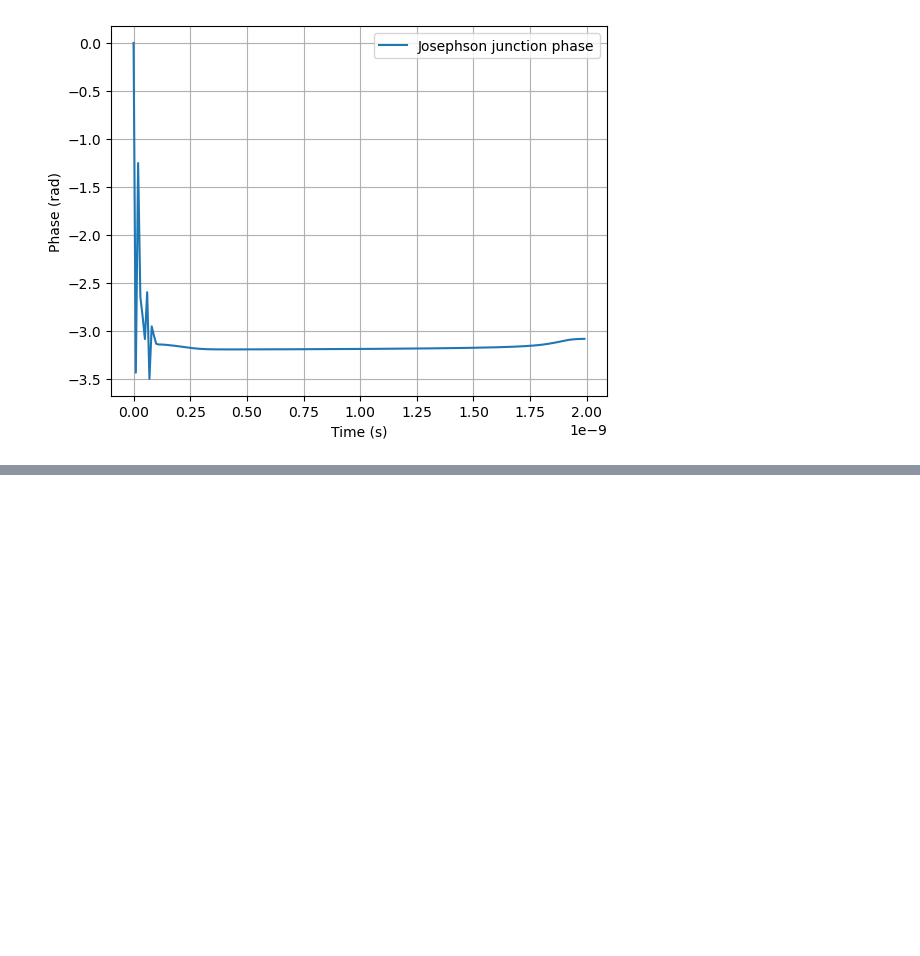
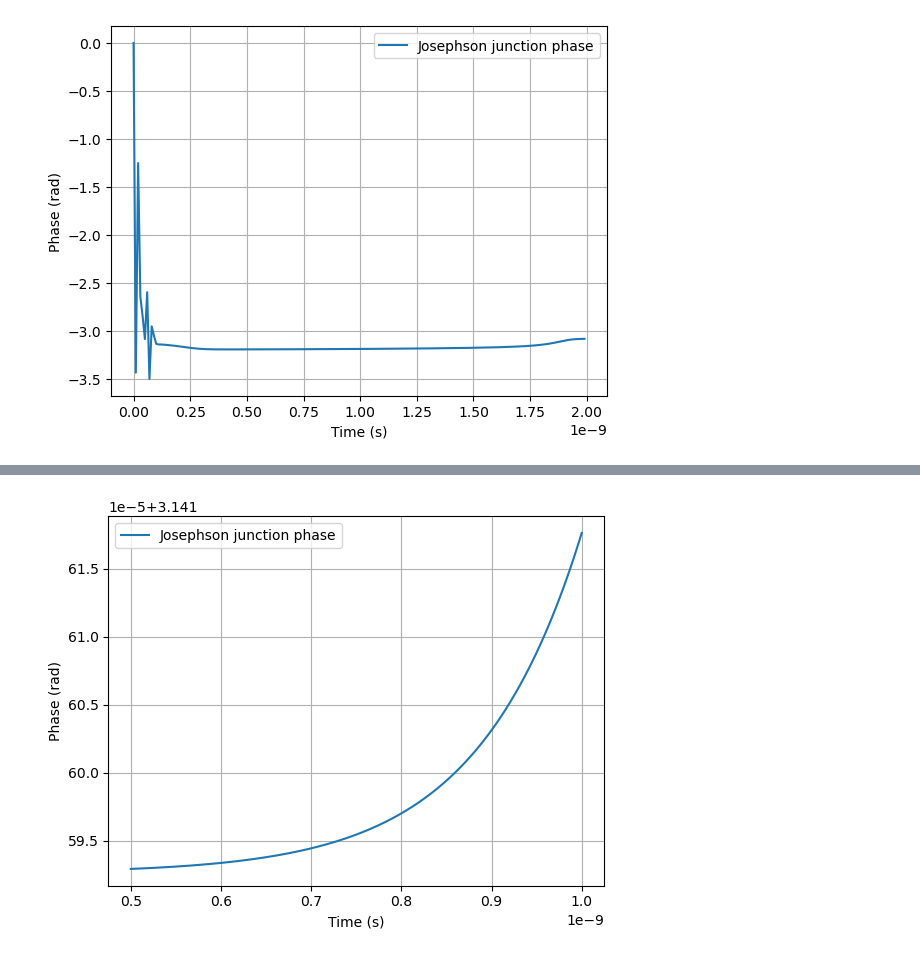
Before and after one commit to SLAC-FPD/bode-fano, a Jupyter notebook: time_domain_bfebest.ipynb, the cells around one changed output, grey strips where cells are left out. Cells and saved outputs as stored; diff of their text form; code cells hidden in the pictures; blank space fills up the shorter version.

```diff
--- a/time_domain_bfebest.ipynb
+++ b/time_domain_bfebest.ipynb
@@ -145,0 +161,20 @@ plt.show()
+# %%
+# When it goes up
+idx_start = 5000
+idx_stop = 10000  # 1 cycle: 2000 points (500 MHz)
+time_array = cd.data["time"].to_numpy()
+voltage_input = cd.data["v(1)-v(0)"].to_numpy()
+voltage_output = cd.data["v(0)-v(7)"].to_numpy()
+voltage_geometric = cd.data["v(0)-v(6)"].to_numpy() + cd.data["v(2)-v(1)"].to_numpy()  # both of these
+voltage_cancel = cd.data["v(6)-v(2)"].to_numpy()
+voltage_jj = cd.data["v(3)-v(0)"].to_numpy()  # Josephson junction
+# %%
+phase_jj = cd.data["v(101)"].to_numpy()  # JJ phase
+plt.plot(time_array[idx_start:idx_stop], phase_jj[idx_start:idx_stop], label="Josephson junction phase")
+plt.xlabel("Time (s)")
+plt.ylabel("Phase (rad)")
+plt.grid()
+plt.legend()
+plt.show()
+# %% [output]
+[figure, added]
```
Also changed, not shown: parts of 12 cells of this notebook.
